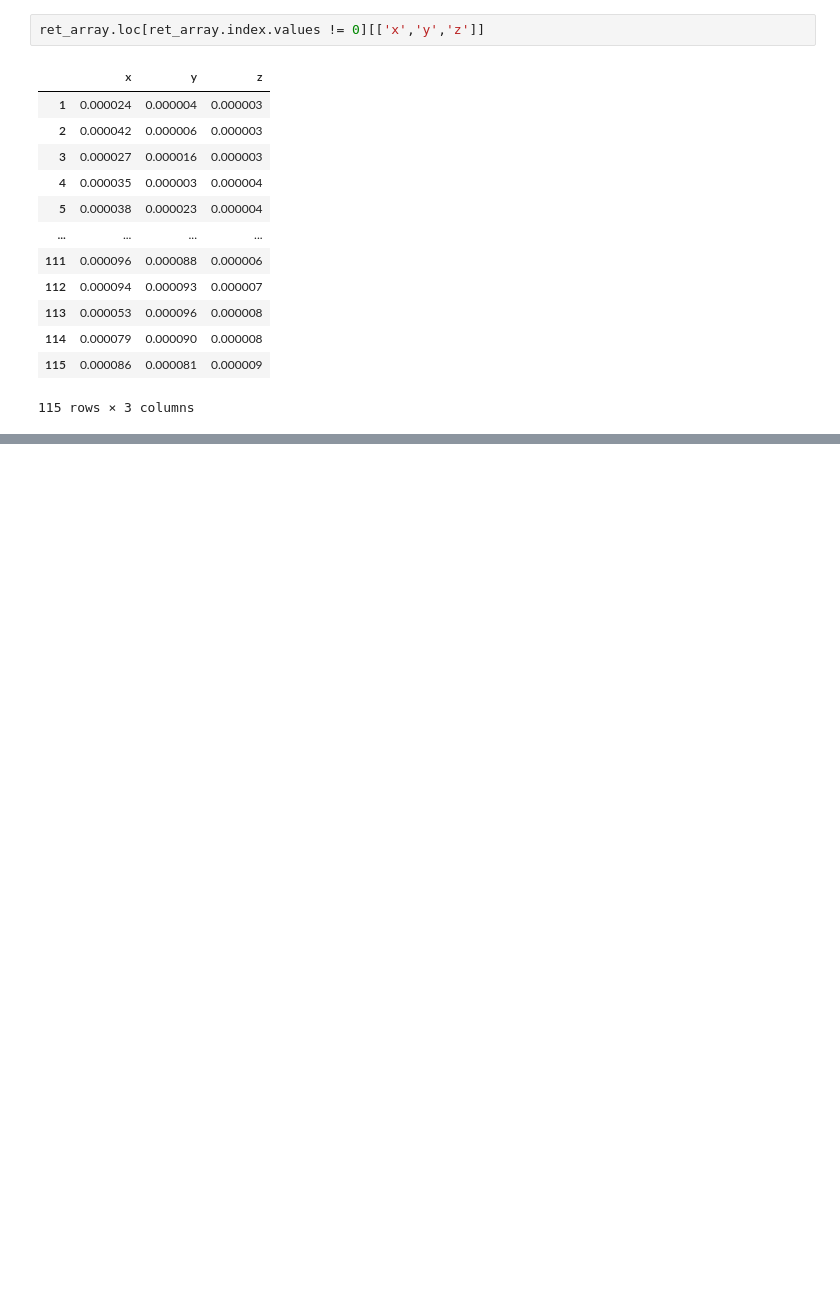
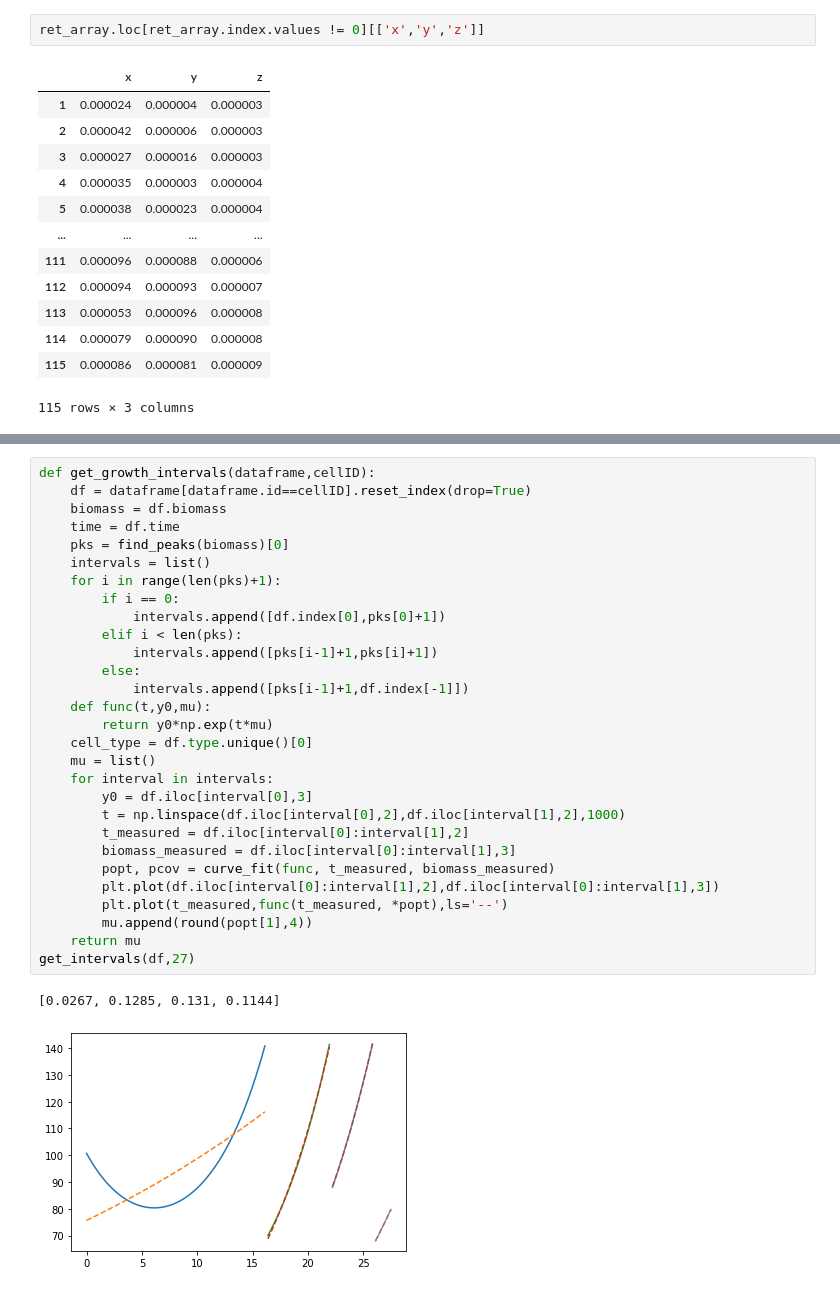
Before and after one commit to Jsakkos/nufeb_tools, a Jupyter notebook: notebooks/neighbor.ipynb, the cells around one changed output, grey strips where cells are left out. Saved outputs shown, nothing was run; the diff lists cells and outputs as text; blank space fills up the shorter version.

```diff
--- a/notebooks/neighbor.ipynb
+++ b/notebooks/neighbor.ipynb
@@ -297,0 +501,32 @@ ret_array.loc[ret_array.index.values != 0][['x','y','z']]
+# %%
+def get_growth_intervals(dataframe,cellID):
+    df = dataframe[dataframe.id==cellID].reset_index(drop=True)
+    biomass = df.biomass
+    time = df.time
+    pks = find_peaks(biomass)[0]
+    intervals = list()
+    for i in range(len(pks)+1):
+        if i == 0:
+            intervals.append([df.index[0],pks[0]+1])
+        elif i < len(pks):
+            intervals.append([pks[i-1]+1,pks[i]+1])
+        else:
+            intervals.append([pks[i-1]+1,df.index[-1]])
+    def func(t,y0,mu):
+        return y0*np.exp(t*mu)
+    cell_type = df.type.unique()[0]
+    mu = list()
+    for interval in intervals:
+        y0 = df.iloc[interval[0],3]
+        t = np.linspace(df.iloc[interval[0],2],df.iloc[interval[1],2],1000)
+        t_measured = df.iloc[interval[0]:interval[1],2]
+        biomass_measured = df.iloc[interval[0]:interval[1],3]
+        popt, pcov = curve_fit(func, t_measured, biomass_measured)
+        plt.plot(df.iloc[interval[0]:interval[1],2],df.iloc[interval[0]:interval[1],3])
+        plt.plot(t_measured,func(t_measured, *popt),ls='--')
+        mu.append(round(popt[1],4))
+    return mu
+get_intervals(df,27)
+# %% [output]
+[0.0267, 0.1285, 0.131, 0.1144]
+[figure, added]
```
Also changed, not shown: parts of 48 cells of this notebook, 11 other files.
